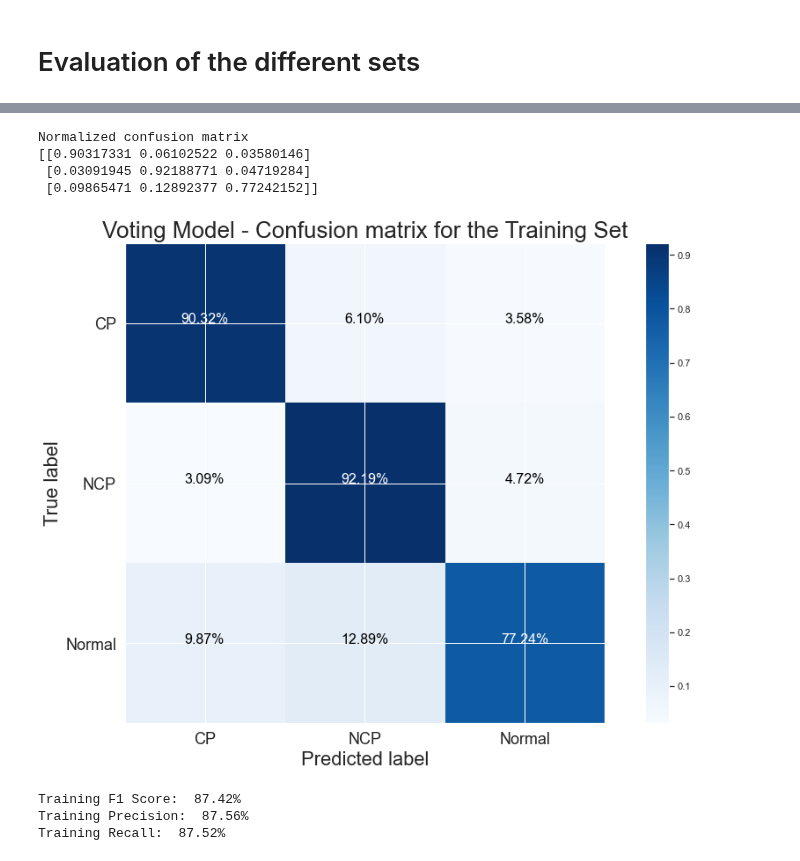
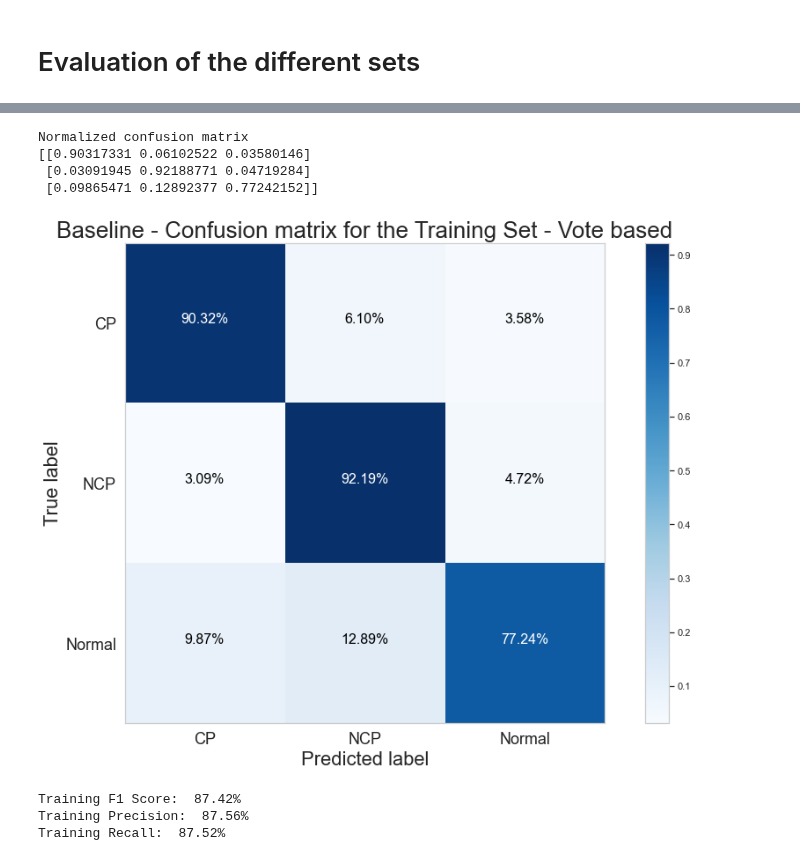
Before and after one commit to alghimo/computed-tomography-corona-thesis, a Jupyter notebook: notebooks/50_voting_training.ipynb, the cells around one changed output, grey strips where cells are left out. Drawn from its saved outputs; the diff is of its cells as text; code cells hidden in the pictures.

Commit message:
Update voting scheme

```diff
--- a/notebooks/50_voting_training.ipynb
+++ b/notebooks/50_voting_training.ipynb
@@ -328,0 +456,4 @@ True
+# %%
+train_df = repo.load("train_df")
+train_scan_preds = create_vote_predictions(train_df, test_datagen, config=config, img_base_dir=images_input_dir, spark=spark)
+train_scan_preds.head(5)
@@ -520,22 +591,22 @@ class_labels = [k for k in class_to_idx.keys()]
 # %%
 train_preds_df = repo.load("train_preds_vote")
 train_preds_df["label_idx"] = train_preds_df["label"].apply(class_to_idx.get)
 train_preds_df["pred_idx"] = train_preds_df["pred"].apply(class_to_idx.get)
 train_true = train_preds_df["label_idx"].values
 train_pred = train_preds_df["pred_idx"].values
 train_cm = confusion_matrix(train_true, train_pred)
 
 plot_confusion_matrix(
     train_cm,
     classes=class_labels,
-    title='Voting Model - Confusion matrix for the Training Set',
+    title='Baseline - Confusion matrix for the Training Set - Vote based',
     save_to=figures_dir / "models" / "voting" / f"train_conf_matrix.png")
 # %% [output]
 Normalized confusion matrix
 [[0.90317331 0.06102522 0.03580146]
  [0.03091945 0.92188771 0.04719284]
  [0.09865471 0.12892377 0.77242152]]
-[figure, old version]
+[figure, new version]
 # %%
 print_metrics("Training", train_true, train_pred)
 # %% [output]
```
Also changed, not shown: parts of 14 cells of this notebook.
